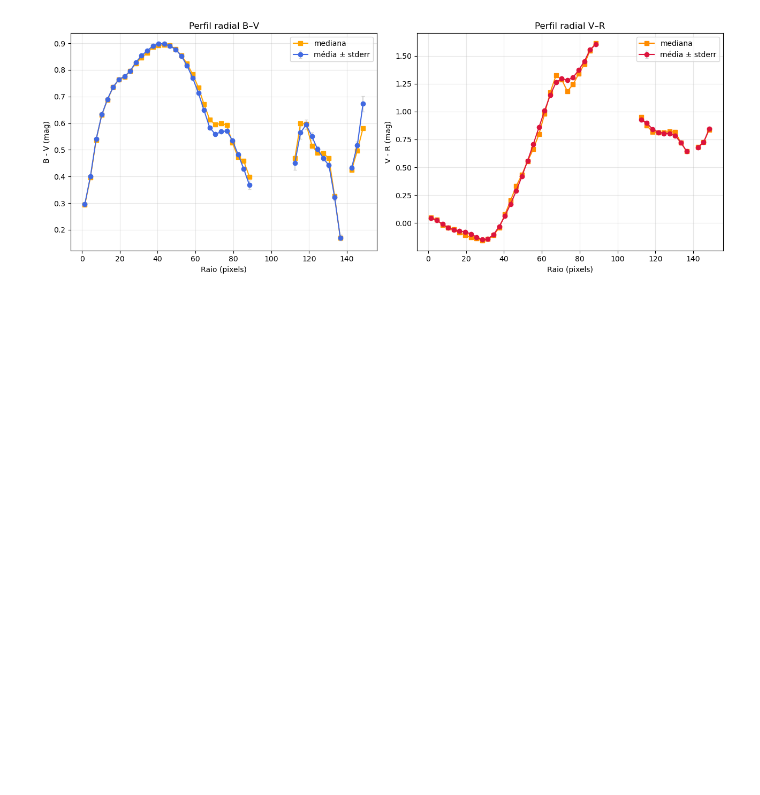
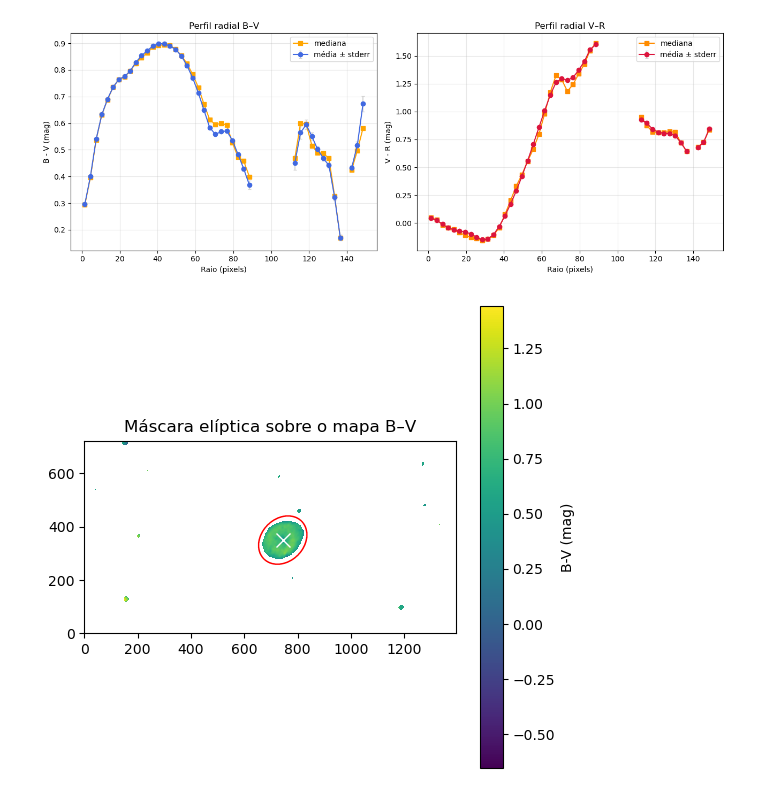
Before and after one commit to Sp3ter04/ObservatoryLaboratory, a Jupyter notebook: Calibrated images.ipynb, the cells around one changed output. Cells and saved outputs as stored; diff of their text form; code cells hidden in the pictures; blank space fills up the shorter version.

Commit message:
color maps

```diff
--- a/Calibrated images.ipynb
+++ b/Calibrated images.ipynb
@@ -148,3 +148,103 @@ plt.tight_layout()
 plt.show()
 # %% [output]
 [figure]
+# %%
+import numpy as np
+import matplotlib.pyplot as plt
+
+# --- Centro da nebulosa ---
+x0, y0 = 744, 350
+
+# --- Parâmetros da elipse ---
+a = 100        # semi-eixo maior
+b = 80        # semi-eixo menor
+theta = np.deg2rad(45)  # ângulo de rotação em radianos (45º)
+
+# --- Distâncias normalizadas considerando rotação ---
+yy, xx = np.indices(BV_map_masked.shape)
+dx = xx - x0
+dy = yy - y0
+
+# Coordenadas rotacionadas
+xr = dx * np.cos(theta) + dy * np.sin(theta)
+yr = -dx * np.sin(theta) + dy * np.cos(theta)
+
+# "Raio elíptico" normalizado (1 na borda da elipse)
+r_ellipse = np.sqrt((xr/a)**2 + (yr/b)**2)
+
+# --- Visualização da elipse ---
+fig, ax = plt.subplots(figsize=(6,6))
+im = ax.imshow(BV_map_masked, origin='lower', cmap='viridis')
+# Máscara da elipse: 1 dentro, 0 fora
+ellipse_mask = r_ellipse <= 1
+ax.contour(ellipse_mask, colors='red', linewidths=1)
+ax.plot(x0, y0, 'x', color='white', markersize=10)  # centro
+ax.set_title('Máscara elíptica sobre o mapa B–V')
+plt.colorbar(im, ax=ax, label='B-V (mag)')
+plt.show()
+
+# --- Função para perfil radial ---
+def radial_profile(map_masked, r, max_radius=1.0, nbins=50):
+    r_flat = r.ravel()
+    vals = map_masked.ravel()
+    valid = ~np.isnan(vals)
+    r_valid = r_flat[valid]
+    vals_valid = vals[valid]
+
+    # Limitar raio máximo
+    in_radius = r_valid <= max_radius
+    r_valid = r_valid[in_radius]
+    vals_valid = vals_valid[in_radius]
+
+    # Bins
+    bins = np.linspace(0, max_radius, nbins + 1)
+    centers = 0.5 * (bins[:-1] + bins[1:])
+
+    mean, median, std, count = [], [], [], []
+    for i in range(nbins):
+        in_bin = (r_valid >= bins[i]) & (r_valid < bins[i+1])
+        if np.any(in_bin):
+            v = vals_valid[in_bin]
+            mean.append(np.nanmean(v))
+            median.append(np.nanmedian(v))
+            std.append(np.nanstd(v))
+            count.append(v.size)
+        else:
+            mean.append(np.nan)
+            median.append(np.nan)
+            std.append(np.nan)
+            count.append(0)
+
+    mean, median, std, count = map(np.array, (mean, median, std, count))
+    stderr = std / np.sqrt(np.maximum(count, 1))
+    return centers, mean, median, stderr
+
+# --- Calcular perfis ---
+bv_r, bv_mean, bv_median, bv_err = radial_profile(BV_map_masked, r_ellipse)
+vr_r, vr_mean, vr_median, vr_err = radial_profile(VR_map_masked, r_ellipse)
+
+# --- Plot perfis radiais ---
+fig, axs = plt.subplots(1, 2, figsize=(13,5), sharex=True, sharey=False)
+
+# B–V
+axs[0].errorbar(bv_r, bv_mean, yerr=bv_err, fmt='o-', color='royalblue', ecolor='lightgray', capsize=2, label='média ± stderr')
+axs[0].plot(bv_r, bv_median, 's-', color='orange', label='mediana')
+axs[0].set_xlabel('Raio elíptico (normalizado)')
+axs[0].set_ylabel('B - V (mag)')
+axs[0].set_title('Perfil radial B–V')
+axs[0].grid(alpha=0.3)
+axs[0].legend()
+
+# V–R
+axs[1].errorbar(vr_r, vr_mean, yerr=vr_err, fmt='o-', color='crimson', ecolor='lightgray', capsize=2, label='média ± stderr')
+axs[1].plot(vr_r, vr_median, 's-', color='darkorange', label='mediana')
+axs[1].set_xlabel('Raio elíptico (normalizado)')
+axs[1].set_ylabel('V - R (mag)')
+axs[1].set_title('Perfil radial V–R')
+axs[1].grid(alpha=0.3)
+axs[1].legend()
+
+plt.tight_layout()
+plt.show()
+# %% [output]
+[figure, added]
```
Also changed, not shown: parts of 1 cell of this notebook.
